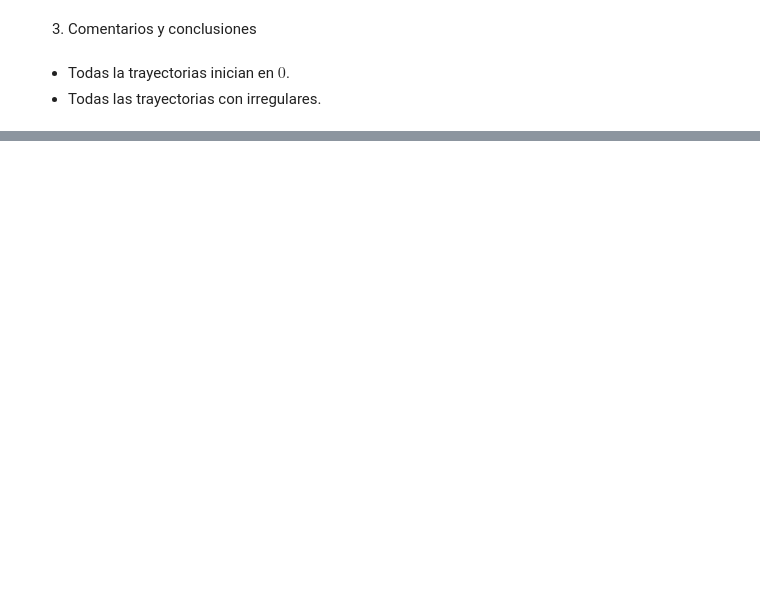
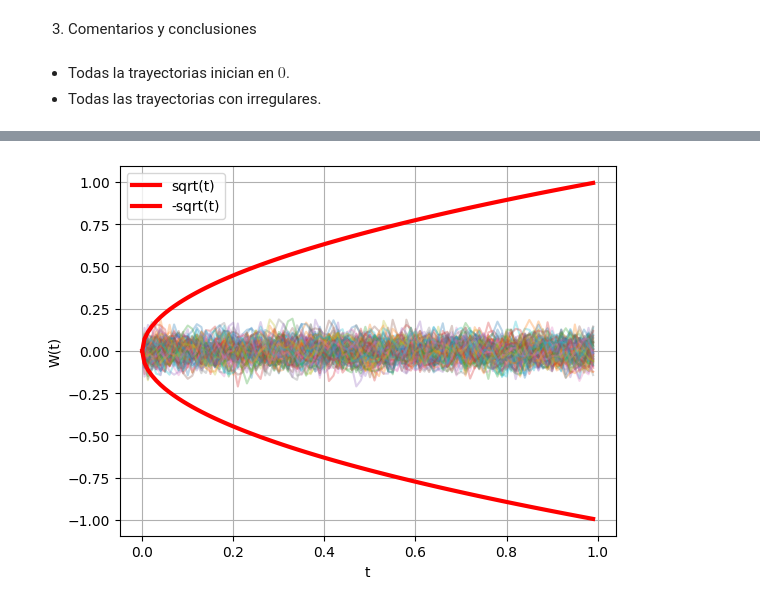
Before and after one commit to LuisManuelCatzoliSoriano/Procesos-Estoc-sticos, a Jupyter notebook: MBrowniano.ipynb, the cells around one changed output, grey strips where cells are left out. Cells and saved outputs as stored; diff of their text form; code cells hidden in the pictures; blank space fills up the shorter version.

```diff
--- a/MBrowniano.ipynb
+++ b/MBrowniano.ipynb
@@ -52,0 +73,13 @@ plt.show()
+# %%
+for i in range(100):
+  tM,WM=MBrownianoM(1,100)
+  plt.plot(tM,WM, alpha=0.3)
+plt.plot(t,np.sqrt(t),color='red', label=('sqrt(t)'), linewidth=3)
+plt.plot(t,-np.sqrt(t),color='red', label=('-sqrt(t)'), linewidth=3)
+plt.xlabel('t')
+plt.ylabel('W(t)')
+plt.grid()
+plt.legend()
+plt.show()
+# %% [output]
+[figure, added]
```
Also changed, not shown: parts of 6 cells of this notebook.
